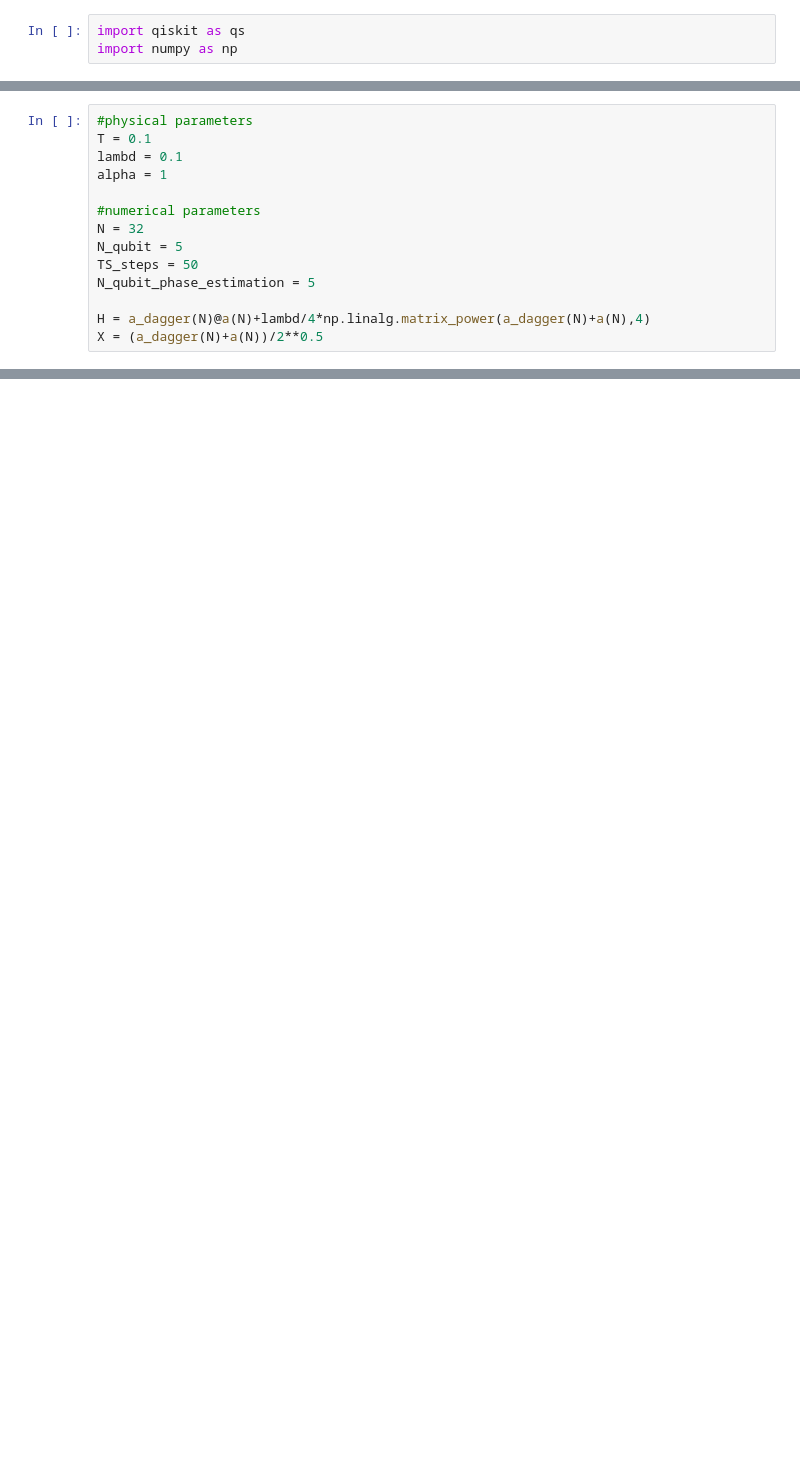
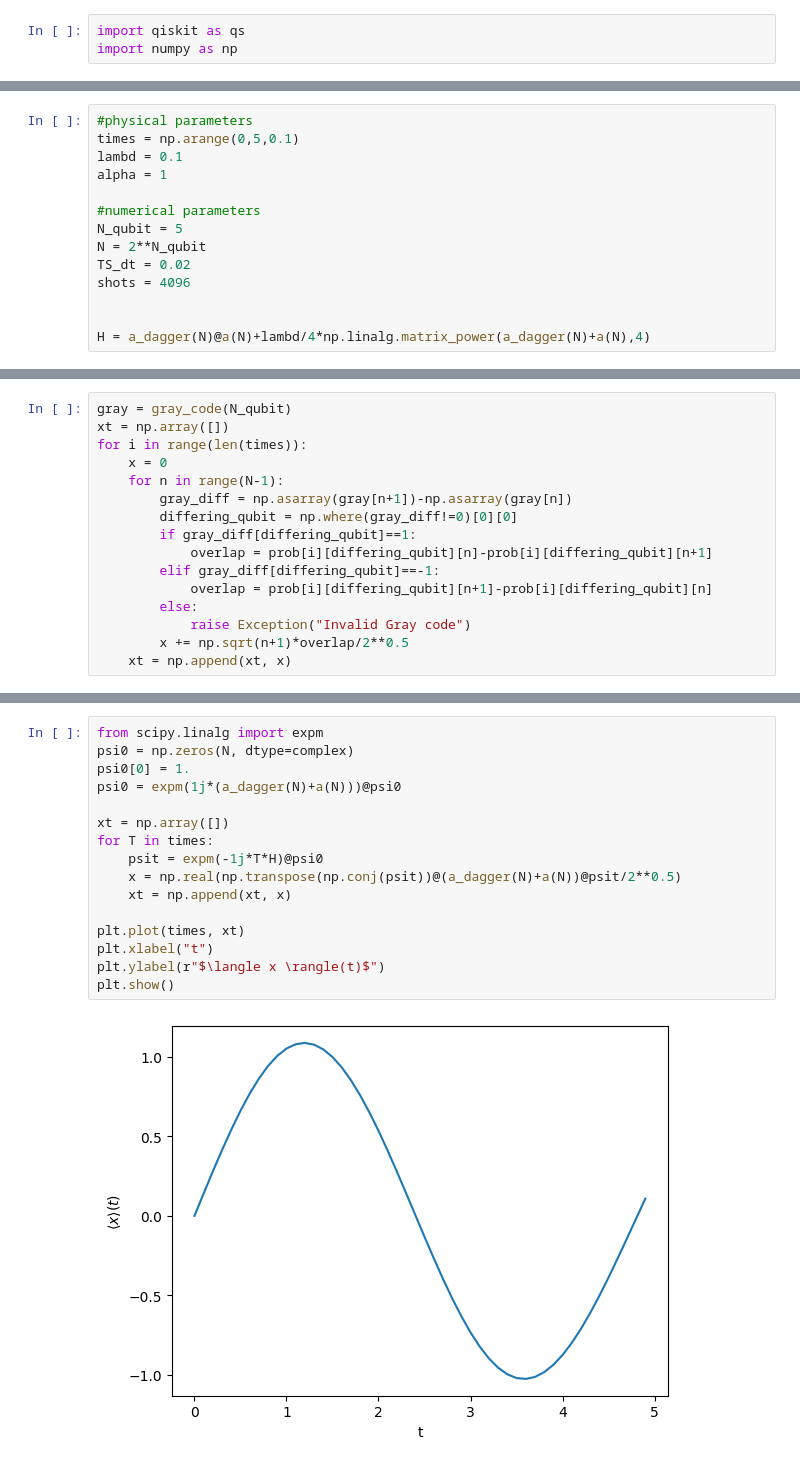
Before and after one commit to philipp-heinen/QC-Hamiltonian-simulation, a Jupyter notebook: Anharmonic_oscillator.ipynb, the cells around one changed output, grey strips where cells are left out. Drawn from its saved outputs; the diff is of its cells as text; blank space fills up the shorter version.

```diff
--- a/Anharmonic_oscillator.ipynb
+++ b/Anharmonic_oscillator.ipynb
@@ -142,14 +169,14 @@ def a_dagger(N):
 # %%
 #physical parameters
-T = 0.1
+times = np.arange(0,5,0.1)
 lambd = 0.1
 alpha = 1
 
 #numerical parameters
-N = 32
 N_qubit = 5
-TS_steps = 50
-N_qubit_phase_estimation = 5
+N = 2**N_qubit
+TS_dt = 0.02
+shots = 4096
+
 
 H = a_dagger(N)@a(N)+lambd/4*np.linalg.matrix_power(a_dagger(N)+a(N),4)
-X = (a_dagger(N)+a(N))/2**0.5
@@ -179,0 +240,16 @@ print(result[0].data.meas.get_counts())
+# %%
+gray = gray_code(N_qubit)
+xt = np.array([])
+for i in range(len(times)):
+    x = 0
+    for n in range(N-1):
+        gray_diff = np.asarray(gray[n+1])-np.asarray(gray[n])
+        differing_qubit = np.where(gray_diff!=0)[0][0]
+        if gray_diff[differing_qubit]==1:
+            overlap = prob[i][differing_qubit][n]-prob[i][differing_qubit][n+1]
+        elif gray_diff[differing_qubit]==-1:
+            overlap = prob[i][differing_qubit][n+1]-prob[i][differing_qubit][n]
+        else:
+            raise Exception("Invalid Gray code")
+        x += np.sqrt(n+1)*overlap/2**0.5
+    xt = np.append(xt, x)
@@ -179,0 +269,18 @@ print(result[0].data.meas.get_counts())
+# %%
+from scipy.linalg import expm
+psi0 = np.zeros(N, dtype=complex)
+psi0[0] = 1.
+psi0 = expm(1j*(a_dagger(N)+a(N)))@psi0
+
+xt = np.array([])
+for T in times:
+    psit = expm(-1j*T*H)@psi0
+    x = np.real(np.transpose(np.conj(psit))@(a_dagger(N)+a(N))@psit/2**0.5)
+    xt = np.append(xt, x)
+
+plt.plot(times, xt)
+plt.xlabel("t")
+plt.ylabel(r"$\langle x \rangle(t)$")
+plt.show()
+# %% [output]
+[figure, added]
```
Also changed, not shown: parts of 15 cells of this notebook.
